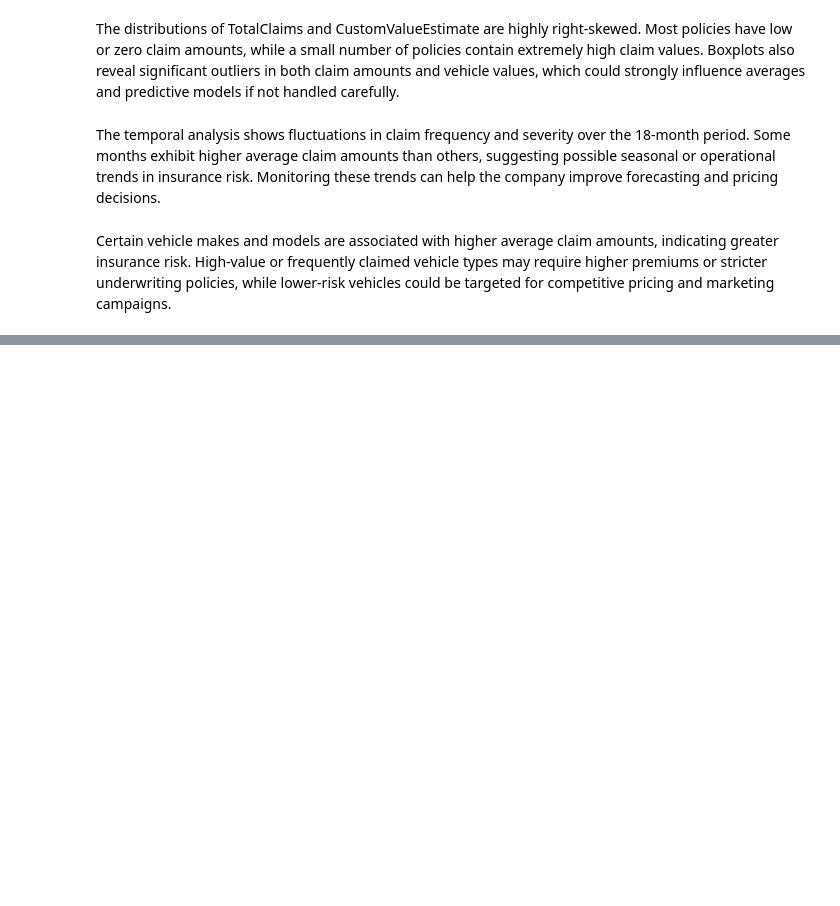
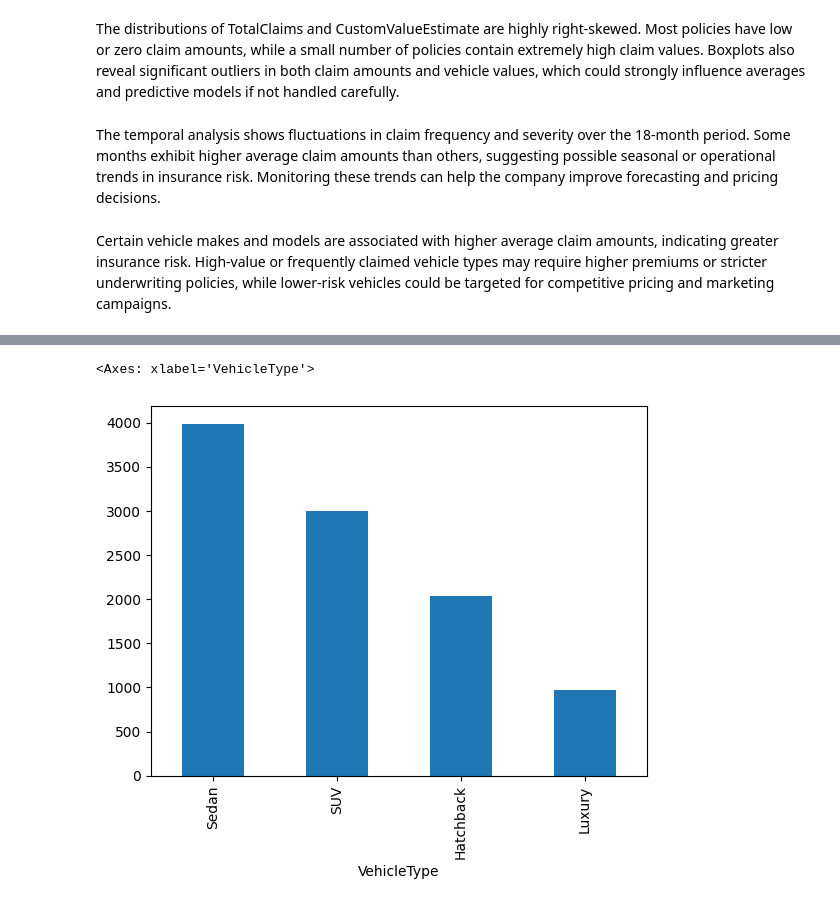
Before and after one commit to nunu-e/insurance-risk-analytics, a Jupyter notebook: notebooks/01_eda.ipynb, the cells around one changed output, grey strips where cells are left out. Cells and saved outputs as stored; diff of their text form; code cells hidden in the pictures; blank space fills up the shorter version.

```diff
--- a/notebooks/01_eda.ipynb
+++ b/notebooks/01_eda.ipynb
@@ -248,0 +291,5 @@ Certain vehicle makes and models are associated with higher average claim amount
+# %%
+df["VehicleType"].value_counts().plot(kind="bar")
+# %% [output]
+<Axes: xlabel='VehicleType'>
+[figure, added]
```
Also changed, not shown: parts of 12 cells of this notebook, 2 other files.
